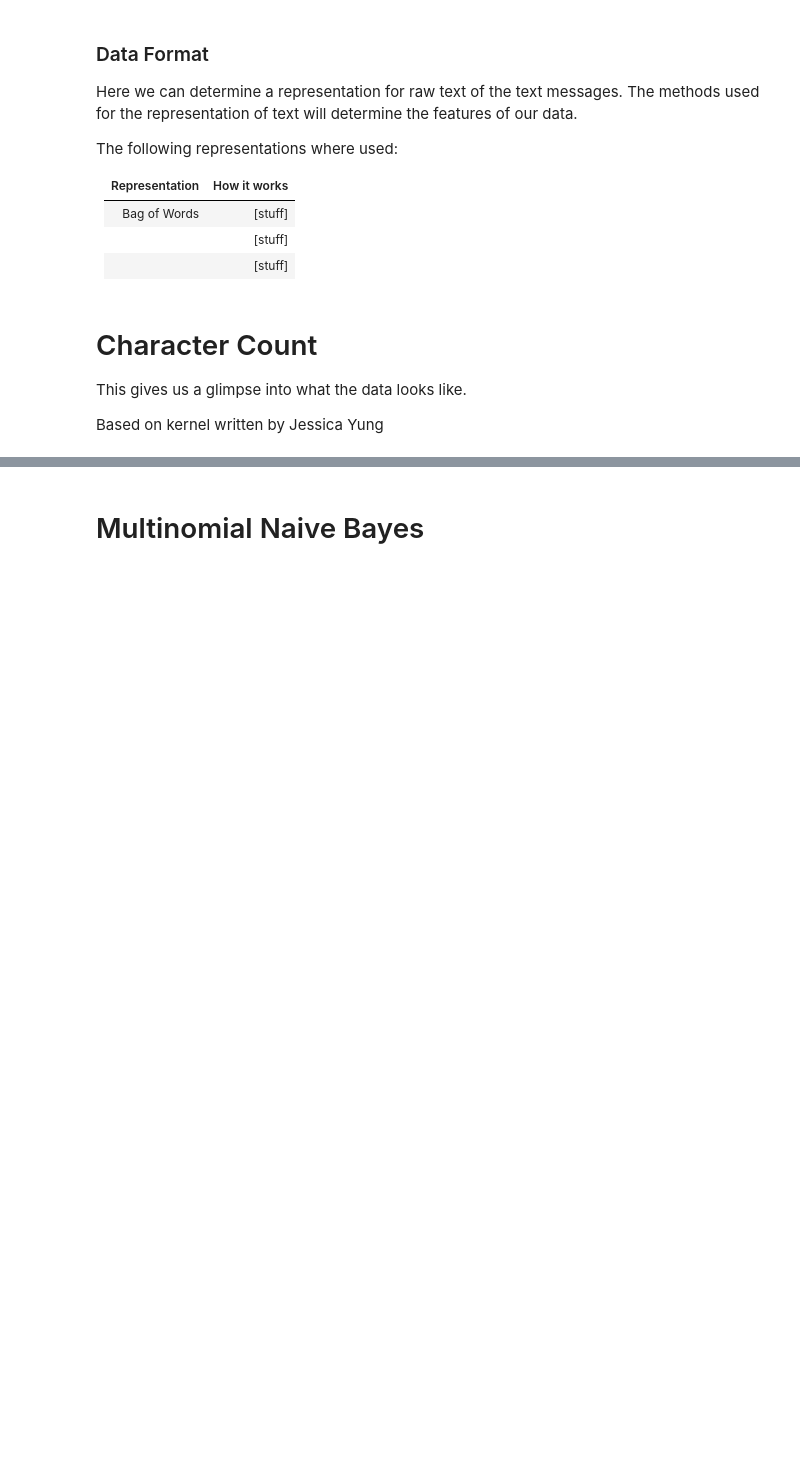
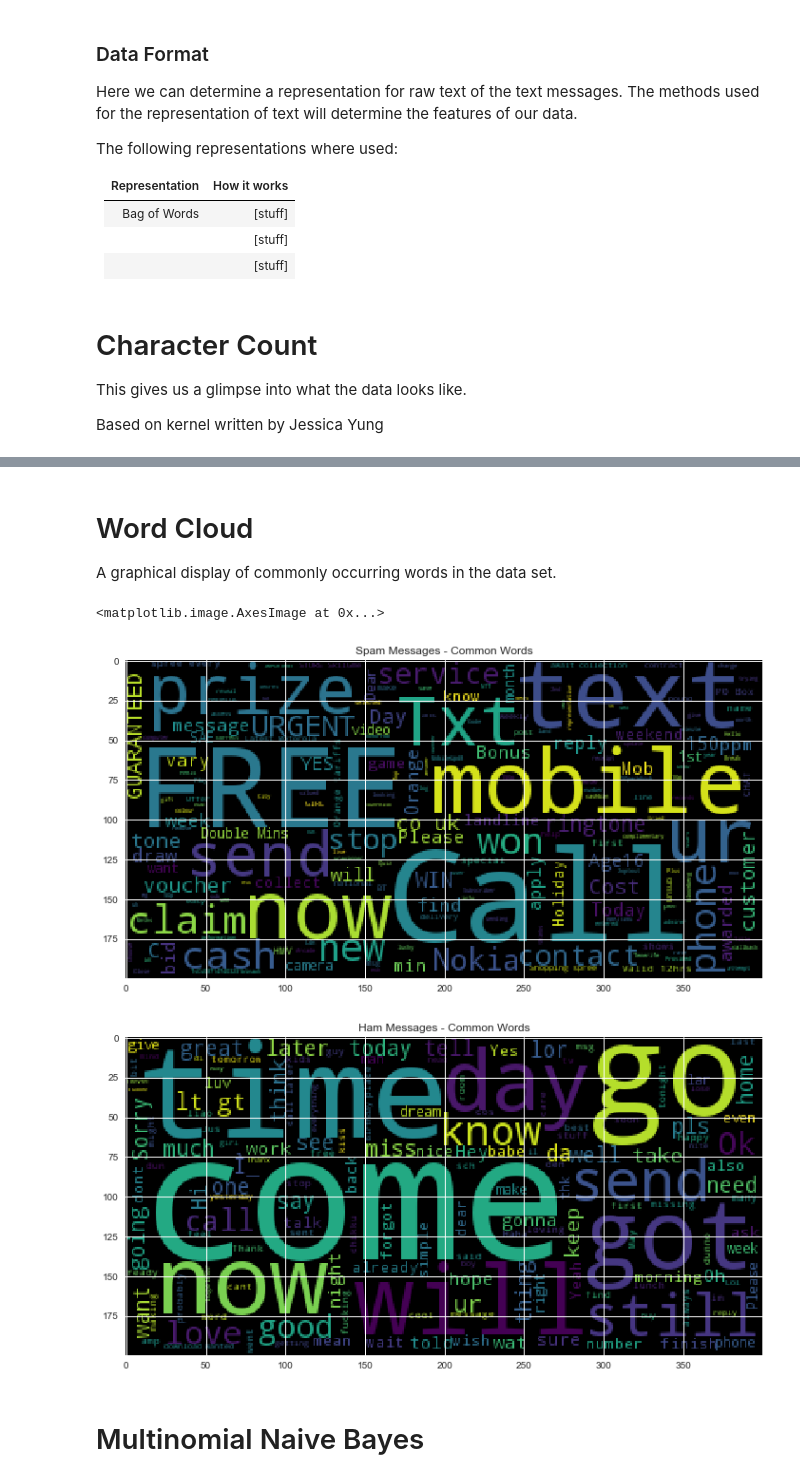
Before and after one commit to AyushSingh13/ml-project, a Jupyter notebook: raw_presentation.ipynb, the cells around one changed output, grey strips where cells are left out. Saved outputs shown, nothing was run; the diff lists cells and outputs as text; code cells hidden in the pictures; blank space fills up the shorter version.

```diff
--- a/raw_presentation.ipynb
+++ b/raw_presentation.ipynb
@@ -145,3 +147,37 @@ max-ham  910.00   max-spam  224.00
+# %% [markdown]
+# Word Cloud
+A graphical display of commonly occurring words in the data set.
+# %%
+from wordcloud import WordCloud
+# To avoid cheating, we will first split the data into train and test sets and then only
+# count top words for our training data.
+# Split data into training and test sets
+# TODO: Might want to split such that train and test sets have equal proportion of spam messages
+
+X_train,X_test,y_train,y_test = train_test_split(messages["text"],messages["class"], test_size = 0.9, random_state = 10)
+
+ham_messages_train = X_train[y_train == 'ham'].tolist()
+spam_messages_train = X_train[y_train == 'spam'].tolist()
+
+# WordCloud automatically excludes stop words
+
+# Draw word cloud for spam messages
+spam_messages_one_string = " ".join(spam_messages_train)
+spam_cloud = WordCloud().generate(spam_messages_one_string)
+plt.figure(figsize=(12,8))
+plt.title('Spam Messages - Common Words')
+plt.imshow(spam_cloud)
+
+# Draw word cloud for ham messages
+ham_messages_one_string = " ".join(ham_messages_train)
+ham_cloud = WordCloud().generate(ham_messages_one_string)
+plt.figure(figsize=(12,8))
+plt.title('Ham Messages - Common Words')
+plt.imshow(ham_cloud)
+# %% [output]
+<matplotlib.image.AxesImage at 0x...>
+[figure, added]
+[figure, added]
 # %%
 def hyperparameterTest(model, param, params, test_sizes):
     acc_param = []
```
Also changed, not shown: parts of 3 cells of this notebook.
